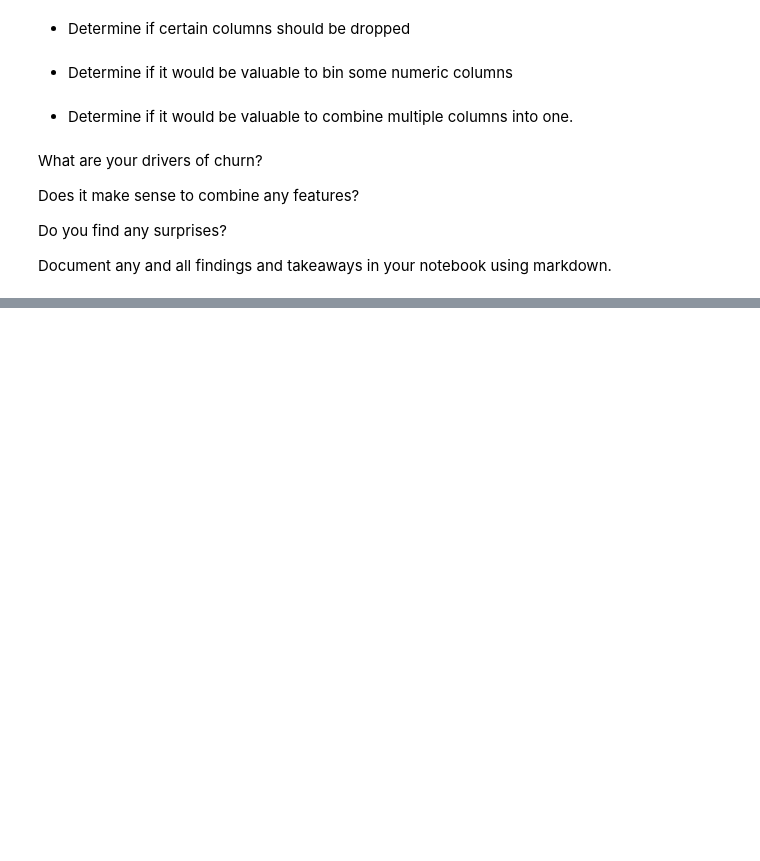
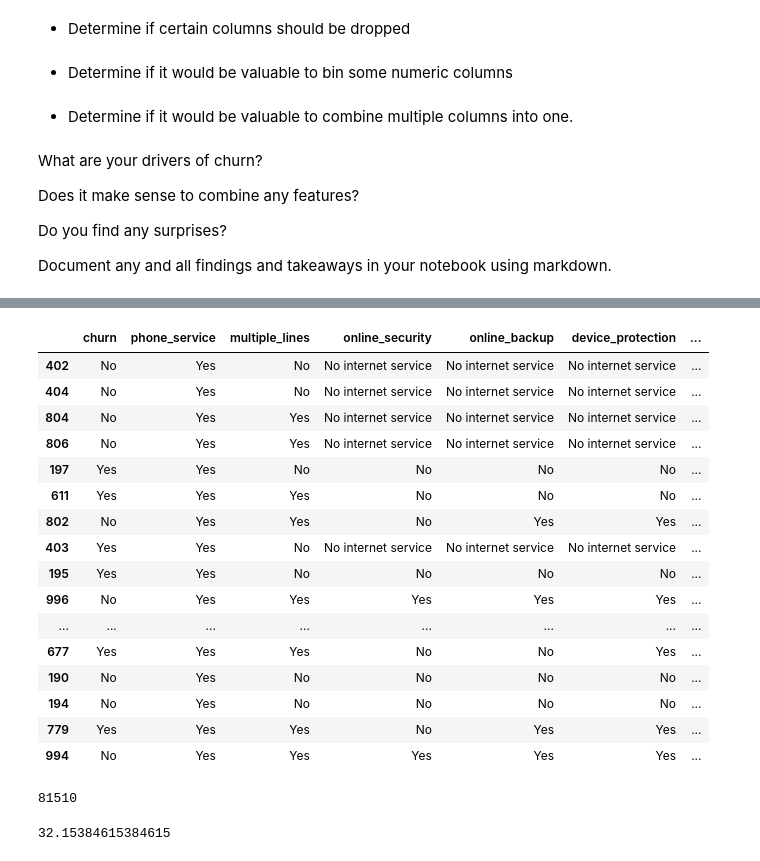
Before and after one commit to Jason-R-Turner/classification-exercises, a Jupyter notebook: classification_exercises.ipynb, the cells around one changed output, grey strips where cells are left out. Drawn from its saved outputs; the diff is of its cells as text; code cells hidden in the pictures; blank space fills up the shorter version.

```diff
--- a/classification_exercises.ipynb
+++ b/classification_exercises.ipynb
@@ -1628,0 +1693,34 @@ Document any and all findings and takeaways in your notebook using markdown.
+# %%
+def frequency(ds, vars):
+    '''
+    takes in a df and the list of column names to produce the frequency for
+    each group we're looking for.
+    '''
+
+# if statement that runs if there is more than one item in the column name list
+    if len(vars) > 1:
+
+# creates a variable to hold the first col in col name list from the df
+        c1 = ds[vars[0]]
+
+# creates a variable representing an empty list
+        c2 = []
+
+# for loop that continues for the length of the col name list, many times
+        for i in range(1,len(vars)):
+
+# adds each iteration through the loop to the end of the formally empty c2 list
+            c2.append(ds[vars[i]])
+
+# creates an empty list for the dataframes we'll be using for the crosstab
+        dfs = []
+
+# adds each iteration of the crosstabulation to dfs list
+        dfs.append(pd.crosstab(c1,c2).unstack().reset_index().rename(columns={0:'Count'}))
+        dfs.append(pd.crosstab(c1,c2, normalize='all').unstack().reset_index().rename(columns={0:'Percent'}))
+        dfs = [df.set_index(vars) for df in dfs]
+        df = dfs[0].join(dfs[1:]).reset_index()
+        return df
+# %%
+train, validate, test = prep.prep_telco(telco_df)
+train.head(3)
@@ -1628,0 +1733,5 @@ Document any and all findings and takeaways in your notebook using markdown.
+# %%
+train_service = prep.telco_clean_services(train)
+validate_service = prep.telco_clean_services(validate)
+test_service = prep.telco_clean_services(test)
+train_service
@@ -1628,0 +1752,3 @@ Document any and all findings and takeaways in your notebook using markdown.
+# %%
+train_freq = frequency(train_service,['churn', 'phone_service', 'multiple_lines', 'online_security', 'online_backup', 'device_protection', 'tech_support', 'streaming_tv', 'streaming_movies', 'paperless_billing', 'internet_service_type'])
+train_freq
@@ -1628,0 +1769,20 @@ Document any and all findings and takeaways in your notebook using markdown.
+# %%
+train_freq.sort_values('Percent', ascending=False).head(20)
+# %% [output]
+|  | churn | phone_service | multiple_lines | online_security | online_backup | device_protection | ... |
+| 402 | No | Yes | No | No internet service | No internet service | No internet service | ... |
+| 404 | No | Yes | No | No internet service | No internet service | No internet service | ... |
+| 804 | No | Yes | Yes | No internet service | No internet service | No internet service | ... |
+| 806 | No | Yes | Yes | No internet service | No internet service | No internet service | ... |
+| 197 | Yes | Yes | No | No | No | No | ... |
+| 611 | Yes | Yes | Yes | No | No | No | ... |
+| 802 | No | Yes | Yes | No | Yes | Yes | ... |
+| 403 | Yes | Yes | No | No internet service | No internet service | No internet service | ... |
+| 195 | Yes | Yes | No | No | No | No | ... |
+| 996 | No | Yes | Yes | Yes | Yes | Yes | ... |
+| ... | ... | ... | ... | ... | ... | ... | ... |
+| 677 | Yes | Yes | Yes | No | No | Yes | ... |
+| 190 | No | Yes | No | No | No | No | ... |
+| 194 | No | Yes | No | No | No | No | ... |
+| 779 | Yes | Yes | Yes | No | Yes | Yes | ... |
+| 994 | No | Yes | Yes | Yes | Yes | Yes | ... |
@@ -1628,0 +1791,8 @@ Document any and all findings and takeaways in your notebook using markdown.
+# %%
+train['tenure'].sum()
+# %% [output]
+81510
+# %%
+train['tenure'].sum()/len(train)
+# %% [output]
+32.15384615384615
```
Also changed, not shown: parts of 32 cells of this notebook, 1 other file.
